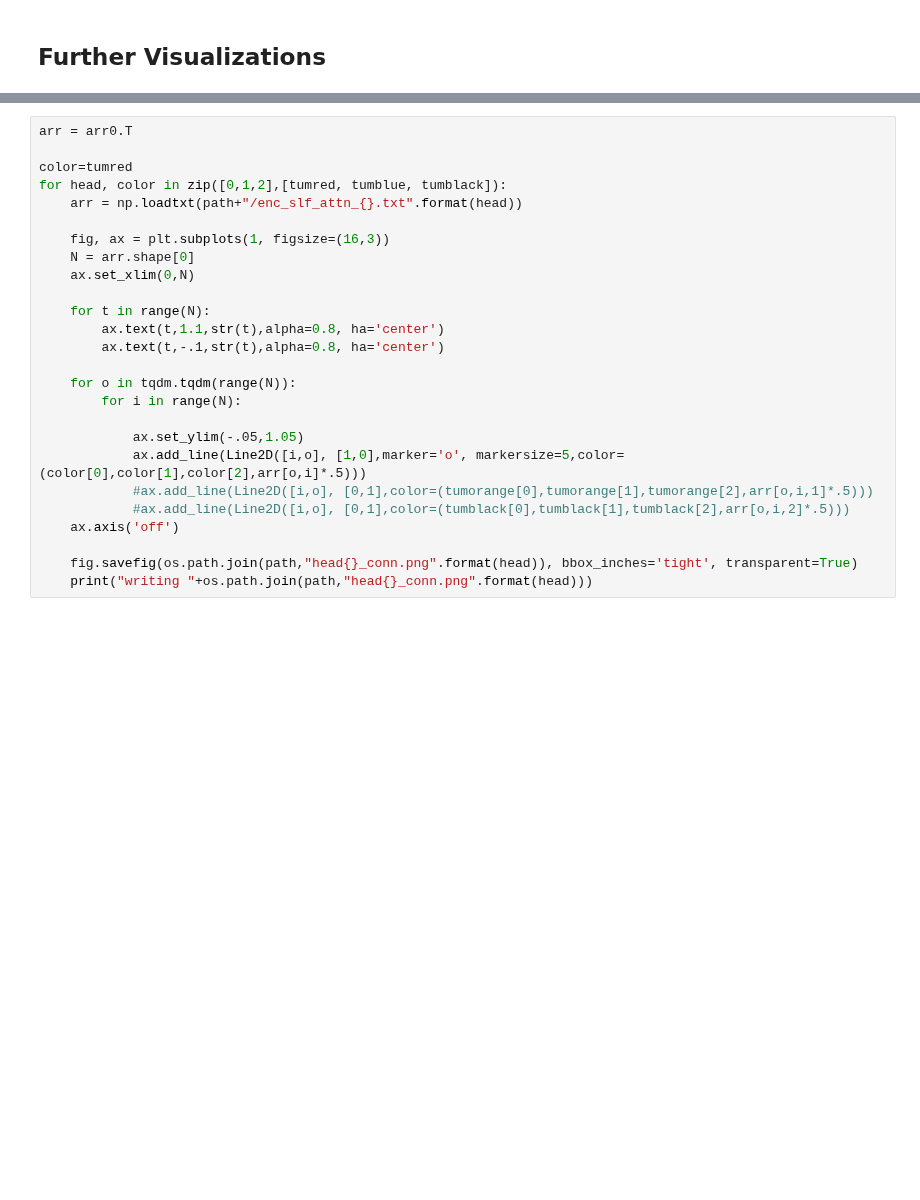
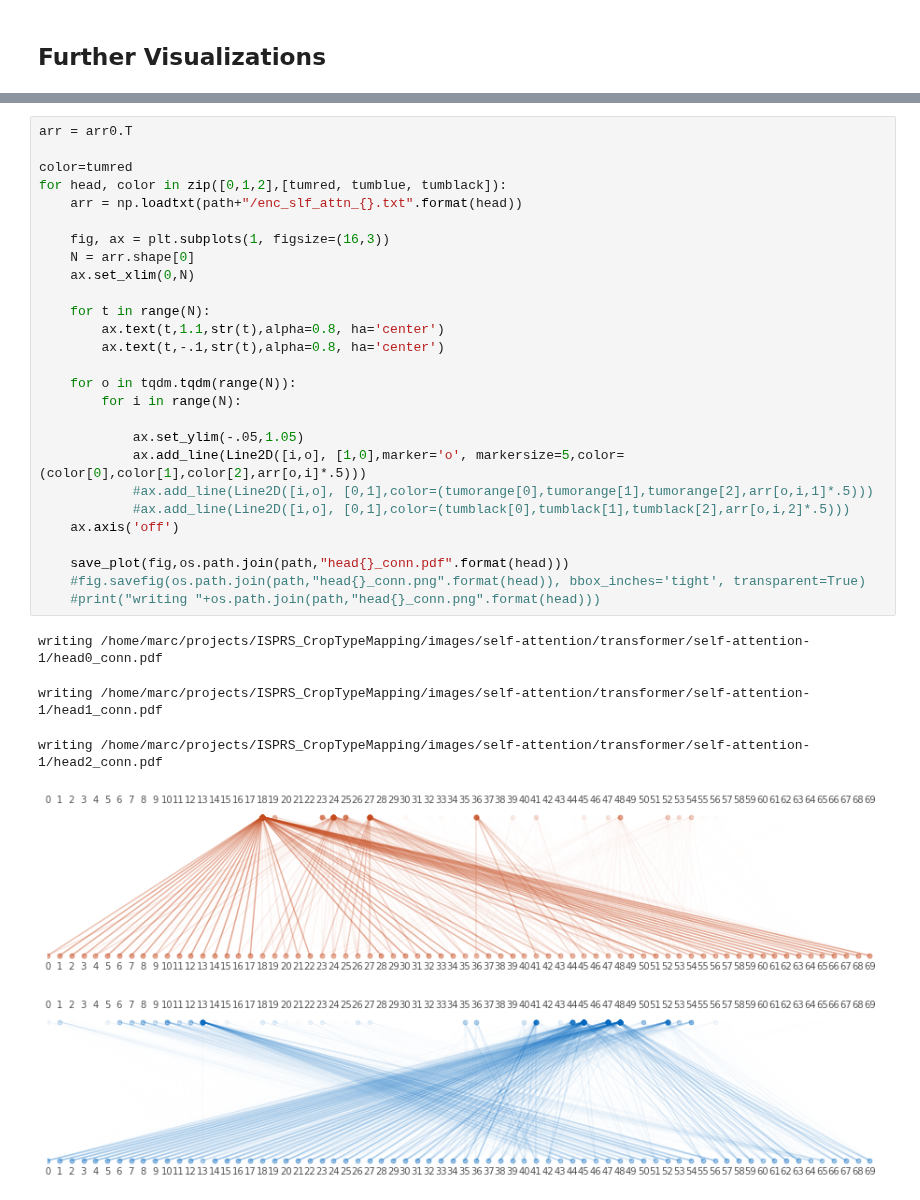
Before and after one commit to MarcCoru/crop-type-mapping, a Jupyter notebook: notebooks/Transformer.ipynb, the cells around one changed output, grey strips where cells are left out. Drawn from its saved outputs; the diff is of its cells as text; blank space fills up the shorter version.

```diff
--- a/notebooks/Transformer.ipynb
+++ b/notebooks/Transformer.ipynb
@@ -375,26 +379,33 @@ for head in [0,1,2]:
 # %%
 arr = arr0.T
 
 color=tumred
 for head, color in zip([0,1,2],[tumred, tumblue, tumblack]):
     arr = np.loadtxt(path+"/enc_slf_attn_{}.txt".format(head))
 
     fig, ax = plt.subplots(1, figsize=(16,3))
     N = arr.shape[0]
     ax.set_xlim(0,N)
 
     for t in range(N):
         ax.text(t,1.1,str(t),alpha=0.8, ha='center')
         ax.text(t,-.1,str(t),alpha=0.8, ha='center')
 
     for o in tqdm.tqdm(range(N)):
         for i in range(N):
 
             ax.set_ylim(-.05,1.05)
             ax.add_line(Line2D([i,o], [1,0],marker='o', markersize=5,color=(color[0],color[1],color[2],arr[o,i]*.5)))
             #ax.add_line(Line2D([i,o], [0,1],color=(tumorange[0],tumorange[1],tumorange[2],arr[o,i,1]*.5)))
             #ax.add_line(Line2D([i,o], [0,1],color=(tumblack[0],tumblack[1],tumblack[2],arr[o,i,2]*.5)))
     ax.axis('off')
 
-    fig.savefig(os.path.join(path,"head{}_conn.png".format(head)), bbox_inches='tight', transparent=True)
-    print("writing "+os.path.join(path,"head{}_conn.png".format(head)))
+    save_plot(fig,os.path.join(path,"head{}_conn.pdf".format(head)))
+    #fig.savefig(os.path.join(path,"head{}_conn.png".format(head)), bbox_inches='tight', transparent=True)
+    #print("writing "+os.path.join(path,"head{}_conn.png".format(head)))
+# %% [output]
+writing /home/marc/projects/ISPRS_CropTypeMapping/images/self-attention/transformer/self-attention-1/head0_conn.pdf
+writing /home/marc/projects/ISPRS_CropTypeMapping/images/self-attention/transformer/self-attention-1/head1_conn.pdf
+writing /home/marc/projects/ISPRS_CropTypeMapping/images/self-attention/transformer/self-attention-1/head2_conn.pdf
+[figure, added]
+[figure, added]
```
Also changed, not shown: parts of 12 cells of this notebook, 7 other files.
